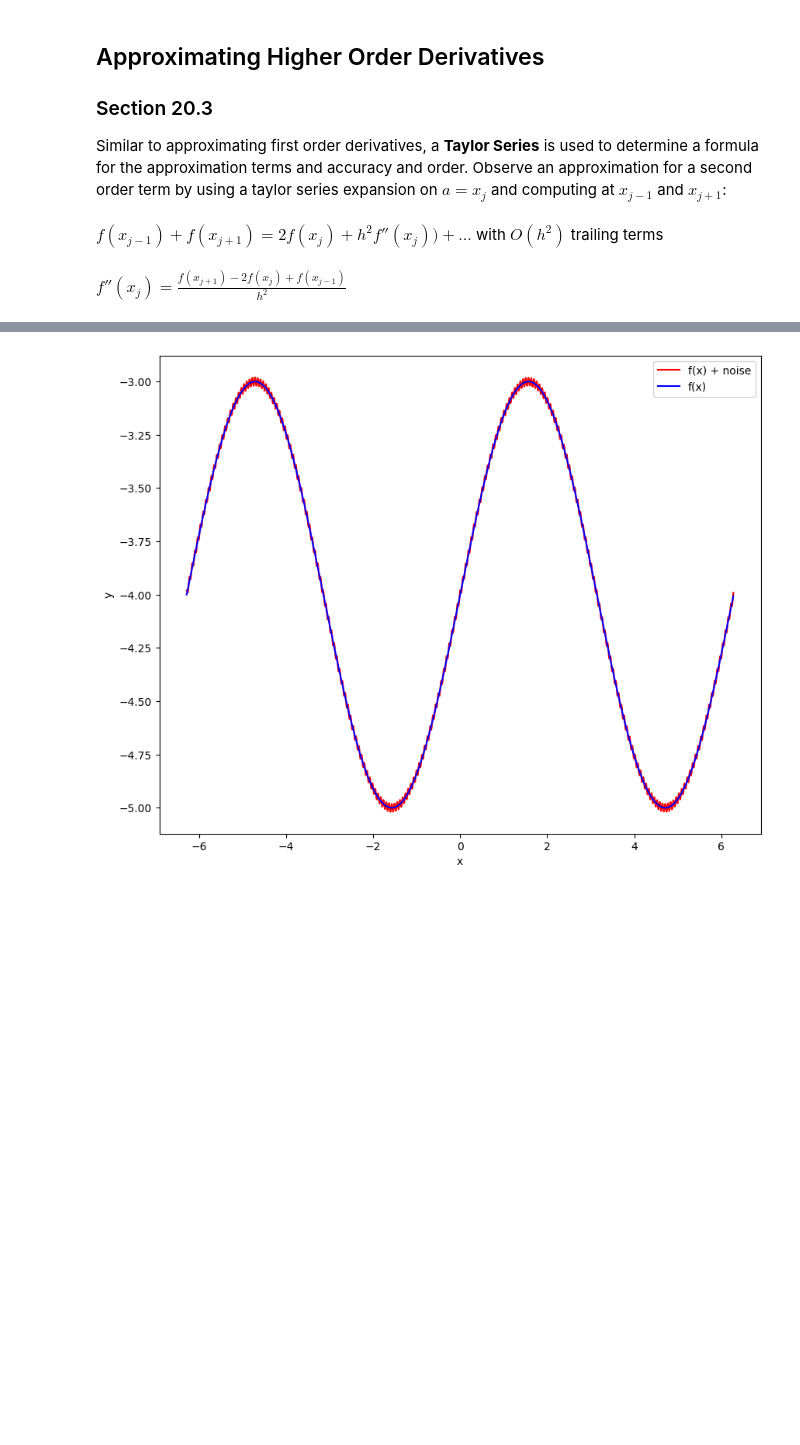
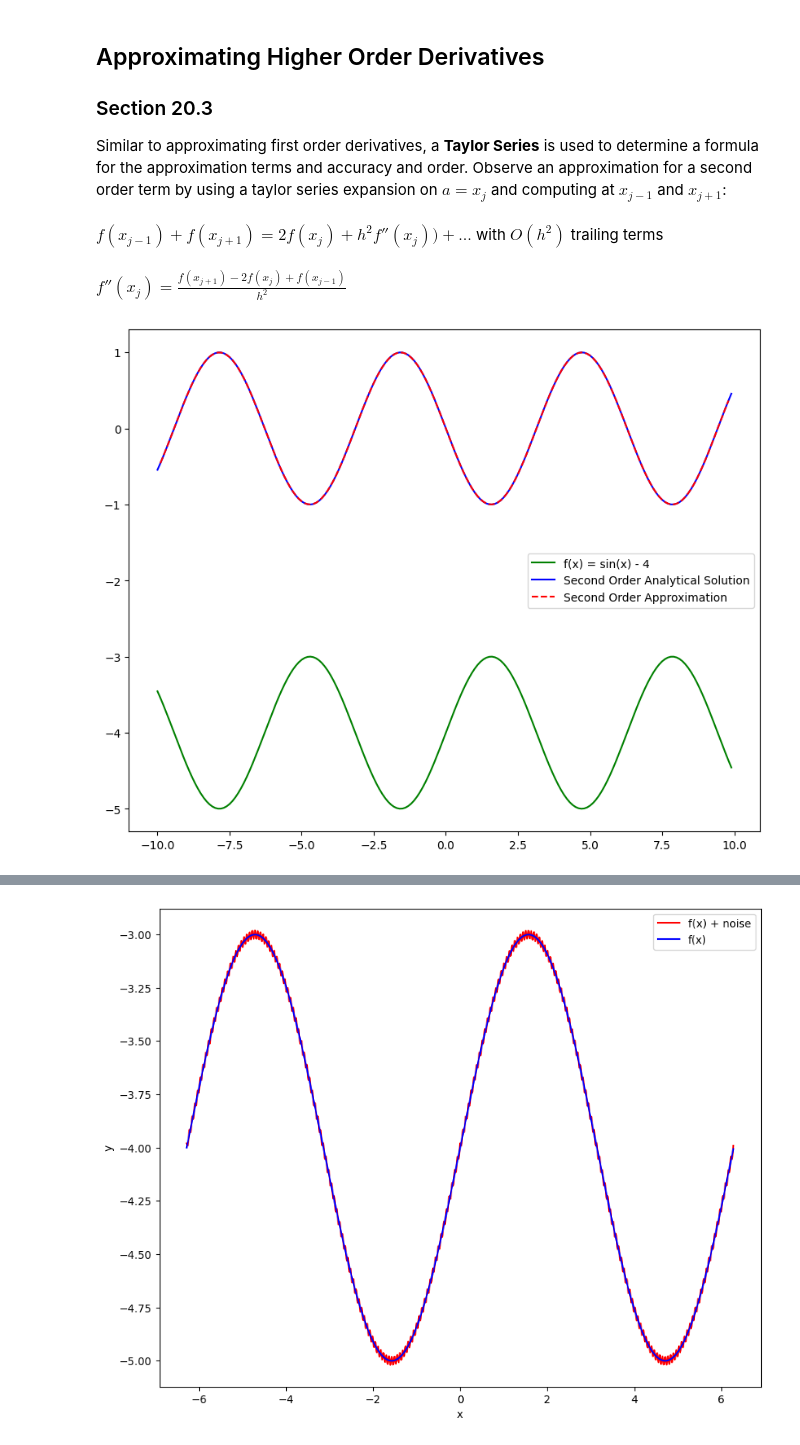
Before and after one commit to ColeTKrause/MAT421, a Jupyter notebook: ModuleF.ipynb, the cells around one changed output, grey strips where cells are left out. Cells and saved outputs as stored; diff of their text form; code cells hidden in the pictures; blank space fills up the shorter version.

```diff
--- a/ModuleF.ipynb
+++ b/ModuleF.ipynb
@@ -152,3 +146,37 @@ def secondOrderApprox():
+# %%
+plt.clf
+
+h = 0.1
+x = np.arange(-10,10,h)
+x_diff = x[1:-1]
+
+y = lambda x: np.sin(x)-4
+y_true = y(x)
+y_p = np.cos(x)
+y_pp = -np.sin(x)
+approx = []
+
+
+for i in range(1,len(x)-1):
+  xj_left = i - 1
+  xj_mid = i
+  xj_right = i + 1
+
+  y_approx = (y(x[xj_left]) - 2*y(x[xj_mid]) + y(x[xj_right])) / (h**2)
+  approx.append(y_approx)
+
+plt.figure(figsize=(10,8))
+plt.plot(x,y_true,'g', \
+         label='f(x) = sin(x) - 4')
+plt.plot(x,y_pp, 'b', \
+         label='Second Order Analytical Solution')
+
+plt.plot(x_diff, approx, 'r--', \
+         label='Second Order Approximation')
+plt.legend()
+plt.show()
+# %% [output]
+[figure, added]
 # %% [markdown]
 ## Numerical Differentiation with Noise
 ### Section 20.4
```
Also changed, not shown: parts of 1 cell of this notebook.
